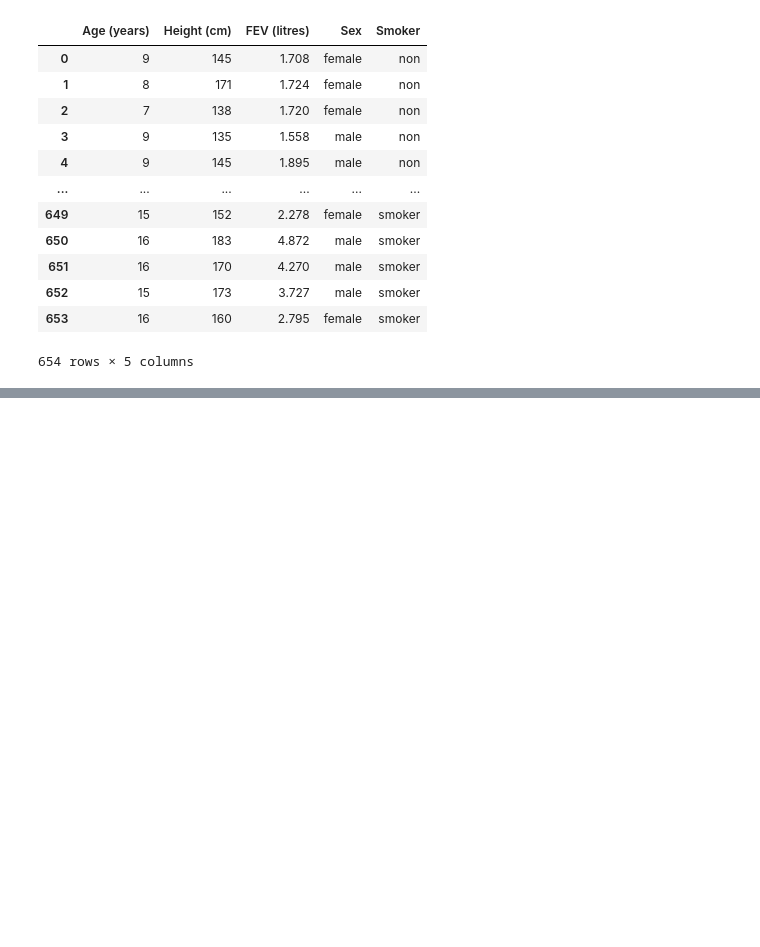
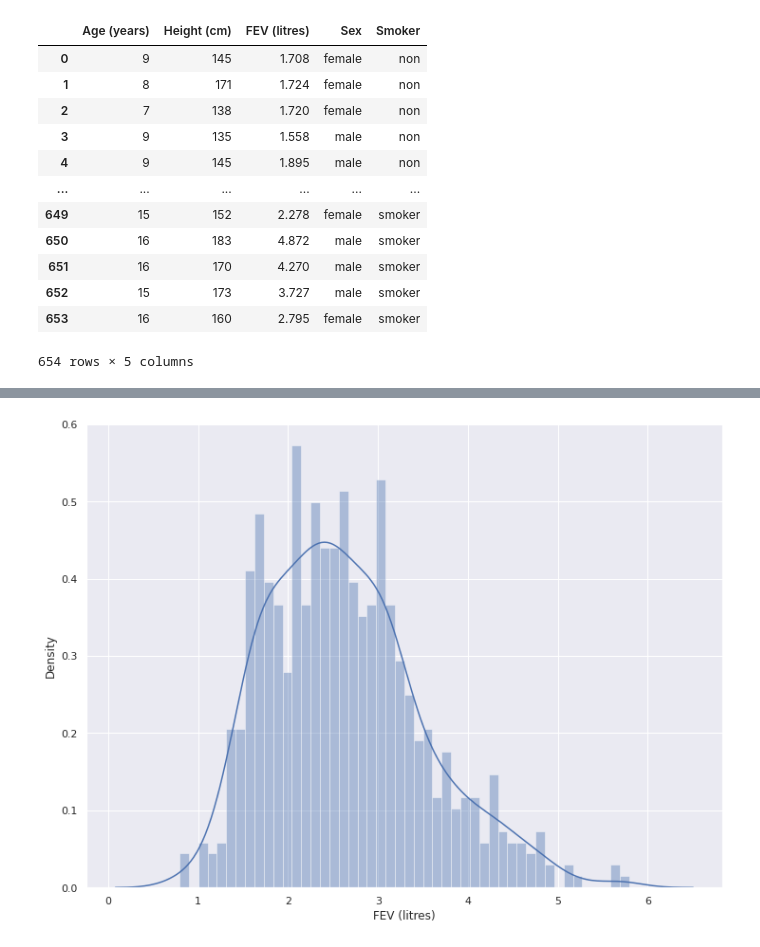
Before and after one commit to SGalvez23/TC1002S_A01251884, a Jupyter notebook: Child Smokers/A01251884_Act_MapaCalor.ipynb, the cells around one changed output, grey strips where cells are left out. Drawn from its saved outputs; the diff is of its cells as text; code cells hidden in the pictures; blank space fills up the shorter version.

```diff
--- a/Child Smokers/A01251884_Act_MapaCalor.ipynb
+++ b/Child Smokers/A01251884_Act_MapaCalor.ipynb
@@ -40,0 +35,6 @@ AttributeError: 'DataFrame' object has no attribute 'data'
+# %%
+sns.set(rc={'figure.figsize':(12,9)})
+sns.distplot(cs['FEV (litres)'], bins = 48)
+plt.show()
+# %% [output]
+[figure, added]
```
Also changed, not shown: parts of 10 cells of this notebook, 1 other file.
